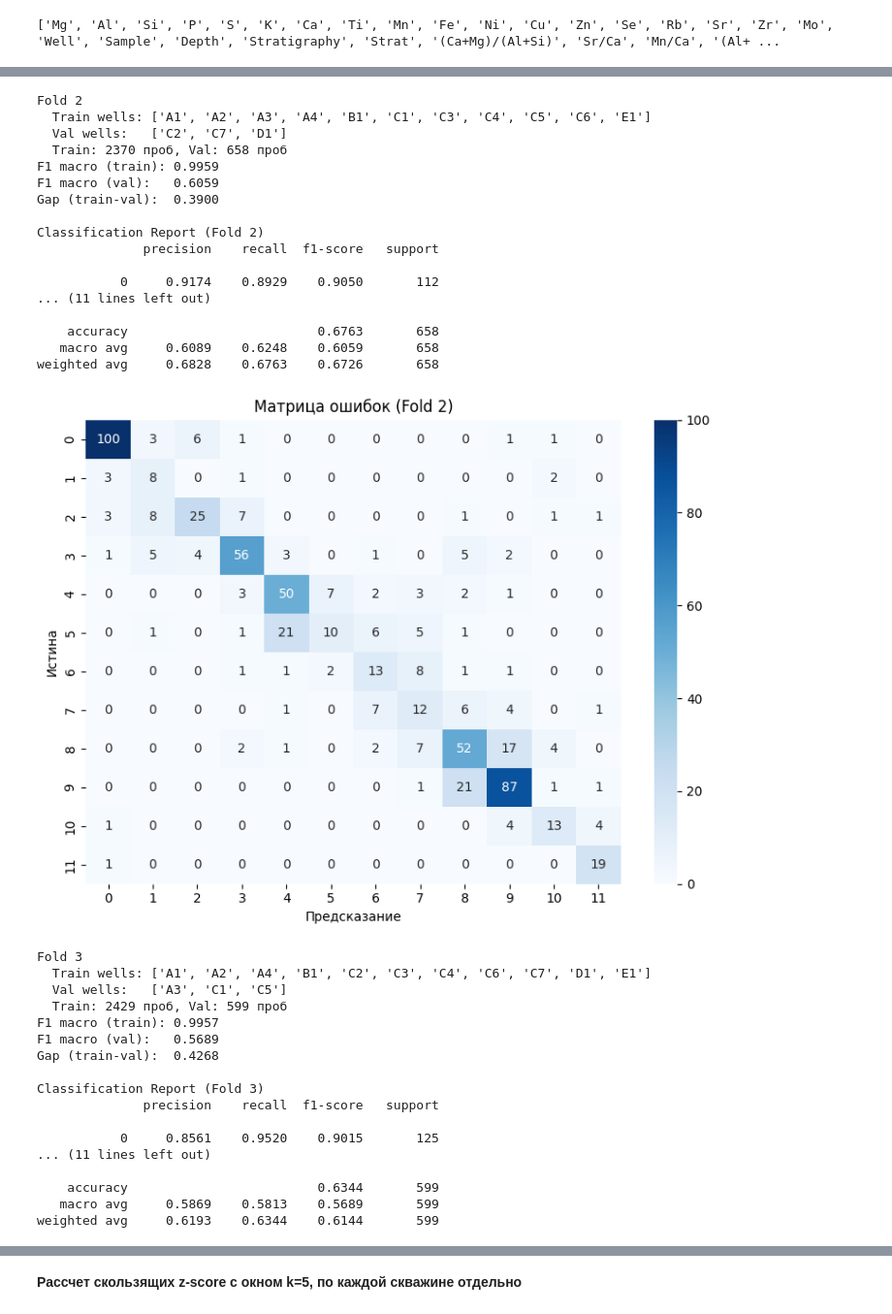
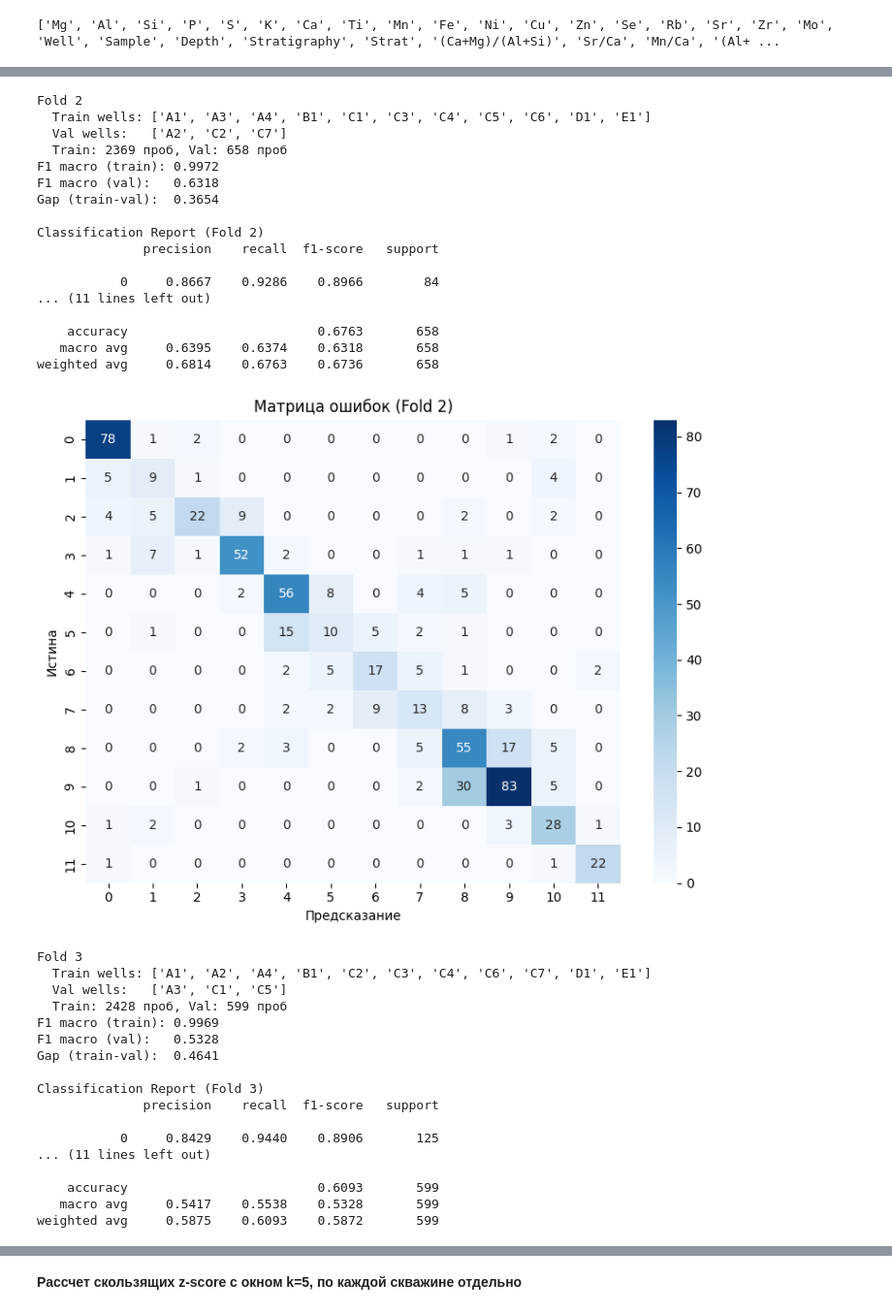
Before and after one commit to MariaSmirnovaDS/ML_for_geochemistry, a Jupyter notebook: Cross‑validation_fixed_parametr_GBoost_Elements_Ratio_06_10_Otnositelnye_feature.ipynb, the cells around one changed output, grey strips where cells are left out. Shown at 97% size. Cells and saved outputs as stored; diff of their text form; code cells hidden in the pictures.

```diff
--- a/Cross‑validation_fixed_parametr_GBoost_Elements_Ratio_06_10_Otnositelnye_feature.ipynb
+++ b/Cross‑validation_fixed_parametr_GBoost_Elements_Ratio_06_10_Otnositelnye_feature.ipynb
@@ -131,7 +133,9 @@ fixed_params = {
     'learning_rate': 0.1,
     'loss_function': 'MultiClass',
     'verbose': 0,
-    'random_seed': 42
+    'random_seed': 42,
+    'task_type': 'GPU',
+    'devices': '0'
 }
 
 gkf = GroupKFold(n_splits=5)
@@ -278,35 +282,35 @@ weighted avg     0.5807    0.5394    0.5427       647
 Fold 2
-  Train wells: ['A1', 'A2', 'A3', 'A4', 'B1', 'C1', 'C3', 'C4', 'C5', 'C6', 'E1']
-  Val wells:   ['C2', 'C7', 'D1']
-  Train: 2370 проб, Val: 658 проб
-F1 macro (train): 0.9959
-F1 macro (val):   0.6059
-Gap (train-val):  0.3900
+  Train wells: ['A1', 'A3', 'A4', 'B1', 'C1', 'C3', 'C4', 'C5', 'C6', 'D1', 'E1']
+  Val wells:   ['A2', 'C2', 'C7']
+  Train: 2369 проб, Val: 658 проб
+F1 macro (train): 0.9972
+F1 macro (val):   0.6318
+Gap (train-val):  0.3654
 
 Classification Report (Fold 2)
               precision    recall  f1-score   support
 
-           0     0.9174    0.8929    0.9050       112
+           0     0.8667    0.9286    0.8966        84
 ... (11 lines left out)
 
     accuracy                         0.6763       658
-   macro avg     0.6089    0.6248    0.6059       658
-weighted avg     0.6828    0.6763    0.6726       658
+   macro avg     0.6395    0.6374    0.6318       658
+weighted avg     0.6814    0.6763    0.6736       658
-[figure, old version]
+[figure, new version]
 Fold 3
   Train wells: ['A1', 'A2', 'A4', 'B1', 'C2', 'C3', 'C4', 'C6', 'C7', 'D1', 'E1']
   Val wells:   ['A3', 'C1', 'C5']
-  Train: 2429 проб, Val: 599 проб
-F1 macro (train): 0.9957
-F1 macro (val):   0.5689
-Gap (train-val):  0.4268
+  Train: 2428 проб, Val: 599 проб
+F1 macro (train): 0.9969
+F1 macro (val):   0.5328
+Gap (train-val):  0.4641
 
 Classification Report (Fold 3)
               precision    recall  f1-score   support
 
-           0     0.8561    0.9520    0.9015       125
+           0     0.8429    0.9440    0.8906       125
 ... (11 lines left out)
 
-    accuracy                         0.6344       599
-   macro avg     0.5869    0.5813    0.5689       599
-weighted avg     0.6193    0.6344    0.6144       599
+    accuracy                         0.6093       599
+   macro avg     0.5417    0.5538    0.5328       599
+weighted avg     0.5875    0.6093    0.5872       599
```
Also changed, not shown: parts of 16 cells of this notebook.
